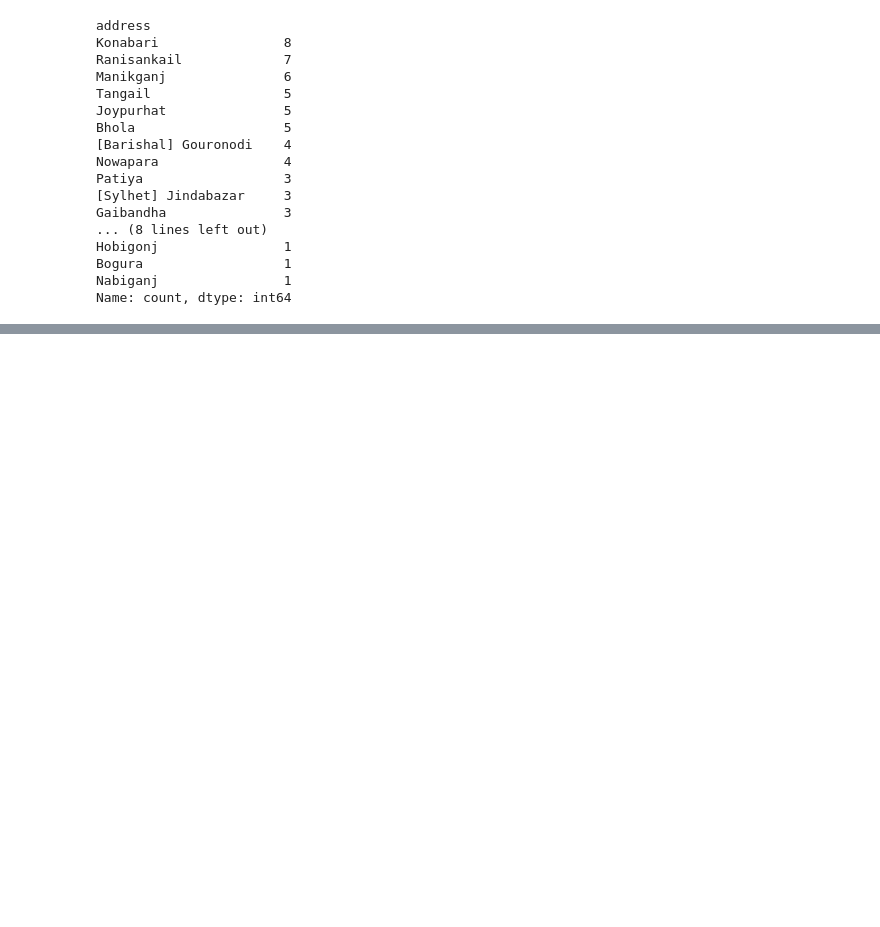
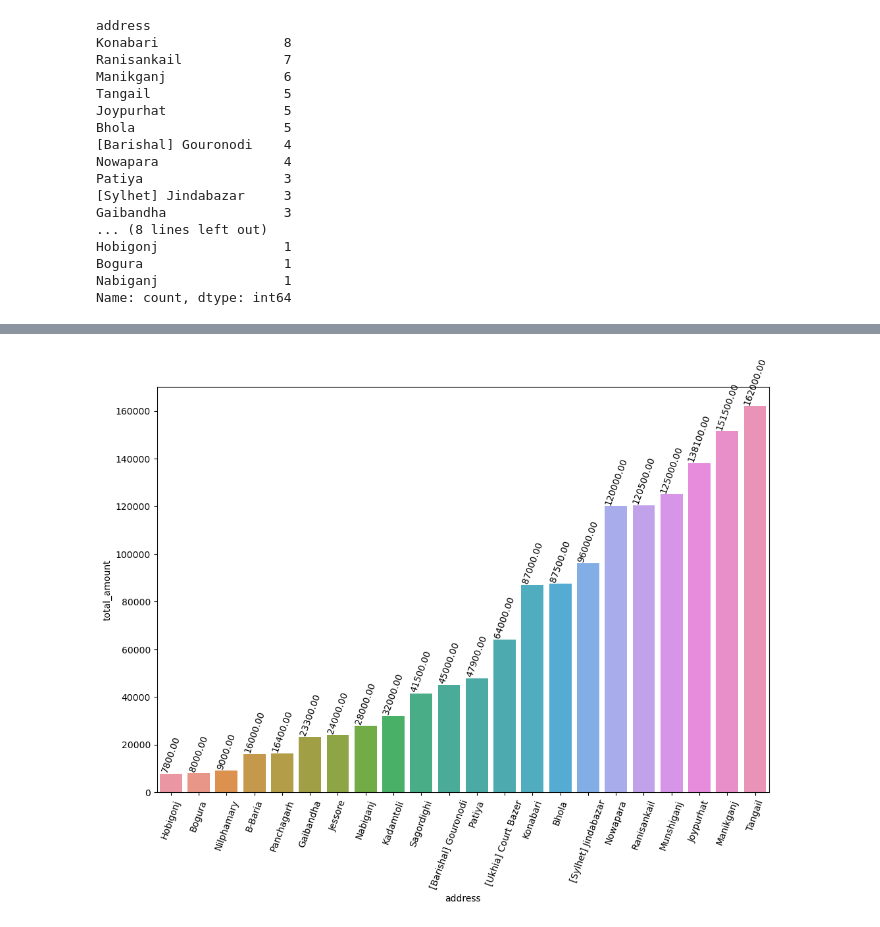
Before and after one commit to monimahmadh/Power-Up-Solutions-Business-Insight, a Jupyter notebook: keep going.ipynb, the cells around one changed output, grey strips where cells are left out. Saved outputs shown, nothing was run; the diff lists cells and outputs as text; code cells hidden in the pictures; blank space fills up the shorter version.

```diff
--- a/keep going.ipynb
+++ b/keep going.ipynb
@@ -326,0 +323,23 @@ Name: count, dtype: int64
+# %%
+import matplotlib.pyplot as plt
+import seaborn as sns
+
+plt.figure(figsize=(12, 8))
+geo = sns.barplot(data=district_based_sells,
+                  x="address",
+                  y="total_amount")
+
+plt.xticks(rotation=70)
+
+# Adding labels to the bars with rotation
+for bar in geo.patches:
+    plt.text(bar.get_x() + bar.get_width()/2,
+             bar.get_height(),
+             f"{bar.get_height():.2f}",
+             ha='center',
+             va='bottom',
+             rotation=70)  # Rotating the text
+
+plt.show()
+# %% [output]
+[figure, added]
```
Also changed, not shown: parts of 6 cells of this notebook, 1 other file.
